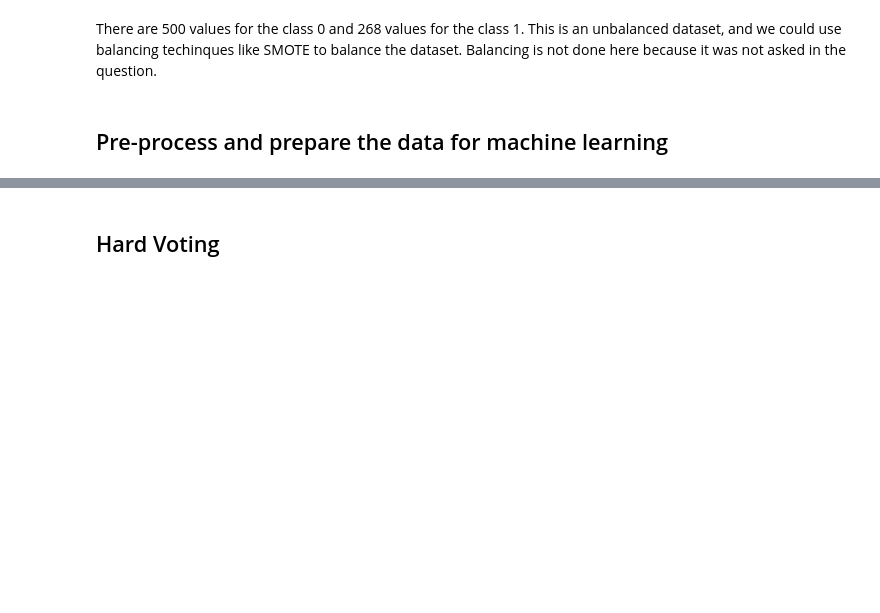
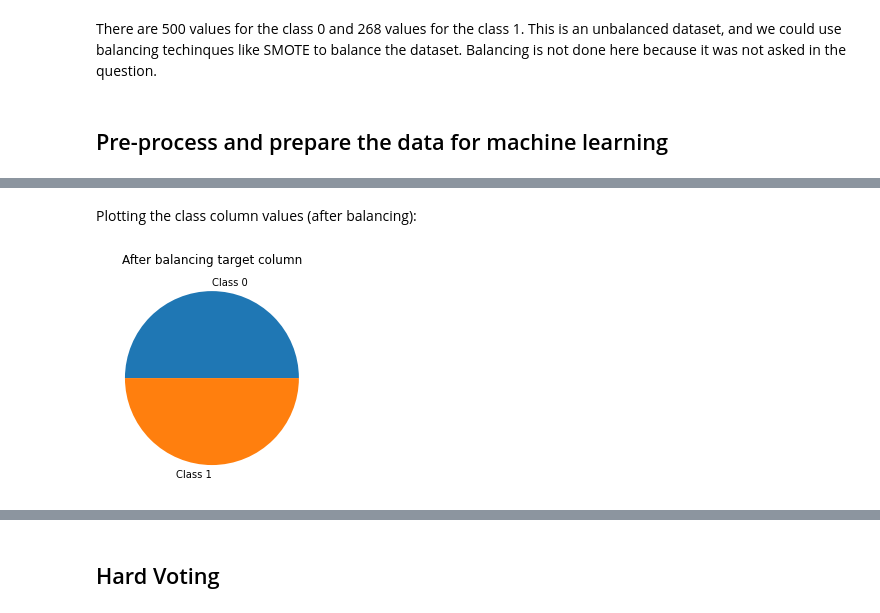
Before and after one commit to anaustinbeing/machine-learning, a Jupyter notebook: ensemble-learning/ensemble_pima_indians_diabetes.ipynb, the cells around one changed output, grey strips where cells are left out. Saved outputs shown, nothing was run; the diff lists cells and outputs as text; code cells hidden in the pictures; blank space fills up the shorter version.

```diff
--- a/ensemble-learning/ensemble_pima_indians_diabetes.ipynb
+++ b/ensemble-learning/ensemble_pima_indians_diabetes.ipynb
@@ -147,3 +169,15 @@ There are 500 values for the class 0 and 268 values for the class 1. This is an
+# %% [markdown]
+Plotting the class column values (after balancing):
+# %%
+counts = class_austin.value_counts()
+count_of_each_targets = [counts.loc[0], counts.loc[1]]
+labels = ['Class 0', 'Class 1']
+
+plt.pie(count_of_each_targets, labels = labels)
+plt.title('After balancing target column')
+plt.show()
+# %% [output]
+[figure, added]
 # %%
 from sklearn.pipeline import Pipeline
 from sklearn.preprocessing import StandardScaler
```
Also changed, not shown: parts of 20 cells of this notebook.
